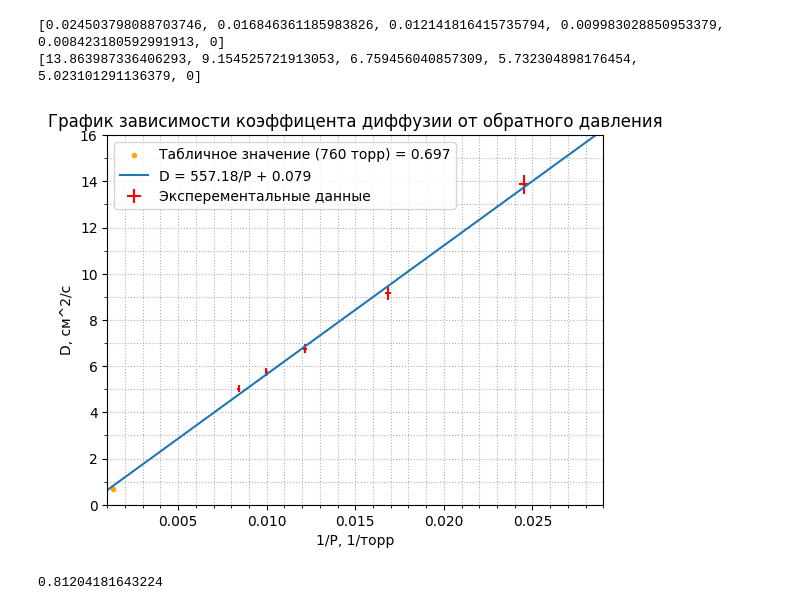
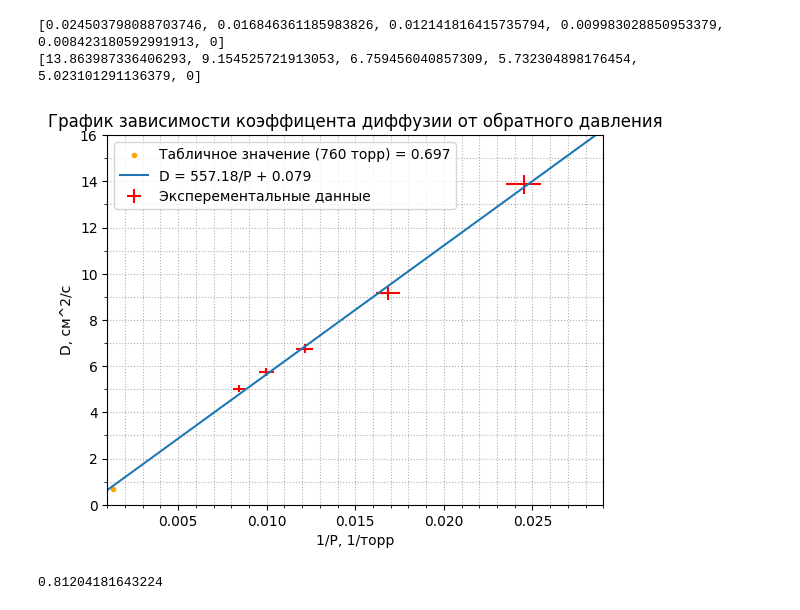
Before and after one commit to airavil/ObshePhis-Labs, a Jupyter notebook: Термодинамика/2.2.1/obrabotka.ipynb, the cells around one changed output. Drawn from its saved outputs; the diff is of its cells as text; code cells hidden in the pictures.

```diff
--- a/Термодинамика/2.2.1/obrabotka.ipynb
+++ b/Термодинамика/2.2.1/obrabotka.ipynb
@@ -67,27 +67,27 @@ print(D)
 [0.024503798088703746, 0.016846361185983826, 0.012141816415735794, 0.009983028850953379, 0.008423180592991913, 0]
 [13.863987336406293, 9.154525721913053, 6.759456040857309, 5.732304898176454, 5.023101291136379, 0]
 # %%
-plt.errorbar(P, D, label='Эксперементальные данные',yerr=list(map(lambda x: x*0.03, D)), xerr=list(map(lambda x: x*0.01, P)), ecolor='red', color='none')
+plt.errorbar(P, D, label='Эксперементальные данные',yerr=list(map(lambda x: x*0.03, D)), xerr=list(map(lambda x: x*0.04, P)), ecolor='red', color='none')
 plt.scatter(1/760, 0.697, label='Табличное значение (760 торр) = 0.697', marker='.', color='orange')
 coeffs = np.polyfit(P, D, deg=1)
 poly_func = np.poly1d(coeffs)
 x = np.linspace(0, 0.03, 100)
 y = poly_func(x)
 plt.plot(x, y, label=f"D = {coeffs[0]:.2f}/P + {coeffs[1]:.3f}")
 
 ax = plt.gca()
 ax.legend()
 ax.xaxis.set_minor_locator(ticker.MultipleLocator(0.001))
 ax.yaxis.set_minor_locator(ticker.MultipleLocator(1))
 ax.grid(True, which='both', axis='both', linestyle='dotted')
 ax.set_xlim(0.001, 0.029)
 ax.set_ylim(0, 16)
 plt.title('График зависимости коэффицента диффузии от обратного давления')
 plt.xlabel("1/P, 1/торр")
 plt.ylabel("D, см^2/с")
 plt.show()
 # %% [output]
-[figure, old version]
+[figure, new version]
 # %%
 print(float(poly_func(1/760)))
 # %% [output]
```
